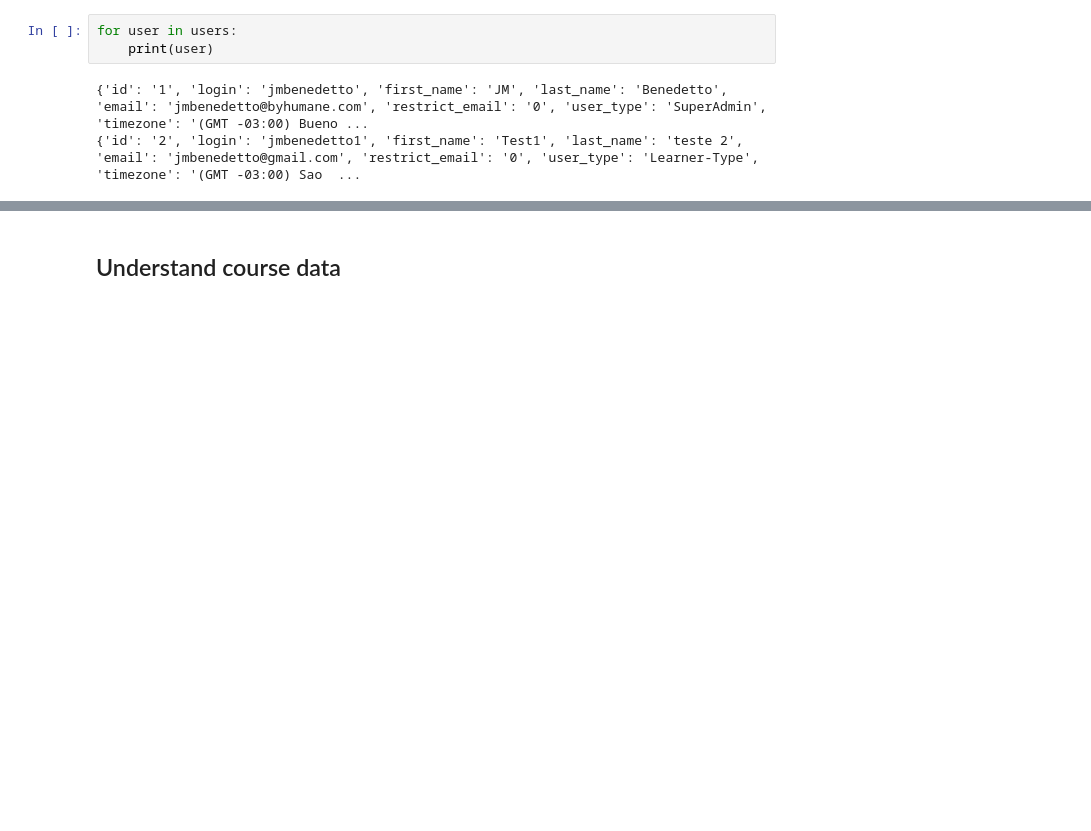
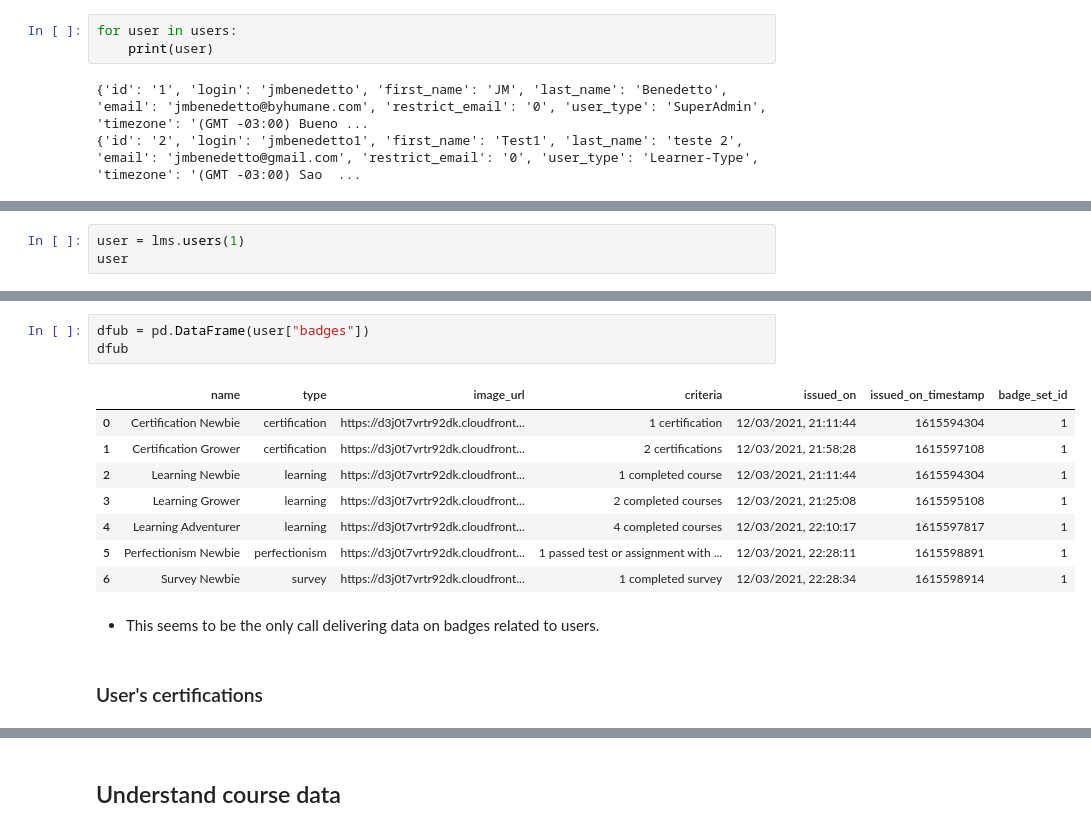
Before and after one commit to byhumane/talentlms_integration, a Jupyter notebook: eda/1.0_jmb_EDA on TalentLMS API using talentlms.py_20210313_v1.ipynb, the cells around one changed output, grey strips where cells are left out. Cells and saved outputs as stored; diff of their text form; blank space fills up the shorter version.

```diff
--- a/eda/1.0_jmb_EDA on TalentLMS API using talentlms.py_20210313_v1.ipynb
+++ b/eda/1.0_jmb_EDA on TalentLMS API using talentlms.py_20210313_v1.ipynb
@@ -165,0 +191,3 @@ The api call to users without user_id brings only user master data. To get cours
+# %%
+user = lms.users(1)
+user
@@ -165,0 +241,16 @@ The api call to users without user_id brings only user master data. To get cours
+# %%
+dfub = pd.DataFrame(user["badges"])
+dfub
+# %% [output]
+|  | name | type | image_url | criteria | issued_on | issued_on_timestamp | badge_set_id |
+| 0 | Certification Newbie | certification | https://d3j0t7vrtr92dk.cloudfront... | 1 certification | 12/03/2021, 21:11:44 | 1615594304 | 1 |
+| 1 | Certification Grower | certification | https://d3j0t7vrtr92dk.cloudfront... | 2 certifications | 12/03/2021, 21:58:28 | 1615597108 | 1 |
+| 2 | Learning Newbie | learning | https://d3j0t7vrtr92dk.cloudfront... | 1 completed course | 12/03/2021, 21:11:44 | 1615594304 | 1 |
+| 3 | Learning Grower | learning | https://d3j0t7vrtr92dk.cloudfront... | 2 completed courses | 12/03/2021, 21:25:08 | 1615595108 | 1 |
+| 4 | Learning Adventurer | learning | https://d3j0t7vrtr92dk.cloudfront... | 4 completed courses | 12/03/2021, 22:10:17 | 1615597817 | 1 |
+| 5 | Perfectionism Newbie | perfectionism | https://d3j0t7vrtr92dk.cloudfront... | 1 passed test or assignment with ... | 12/03/2021, 22:28:11 | 1615598891 | 1 |
+| 6 | Survey Newbie | survey | https://d3j0t7vrtr92dk.cloudfront... | 1 completed survey | 12/03/2021, 22:28:34 | 1615598914 | 1 |
+# %% [markdown]
+- This seems to be the only call delivering data on badges related to users.
+# %% [markdown]
+### User's certifications
```
Also changed, not shown: parts of 22 cells of this notebook, 1 other file.
